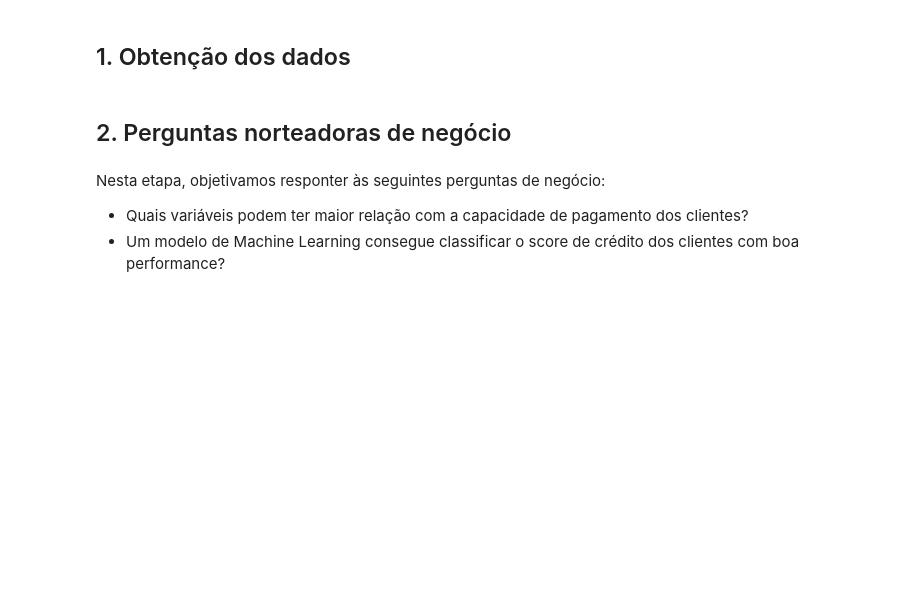
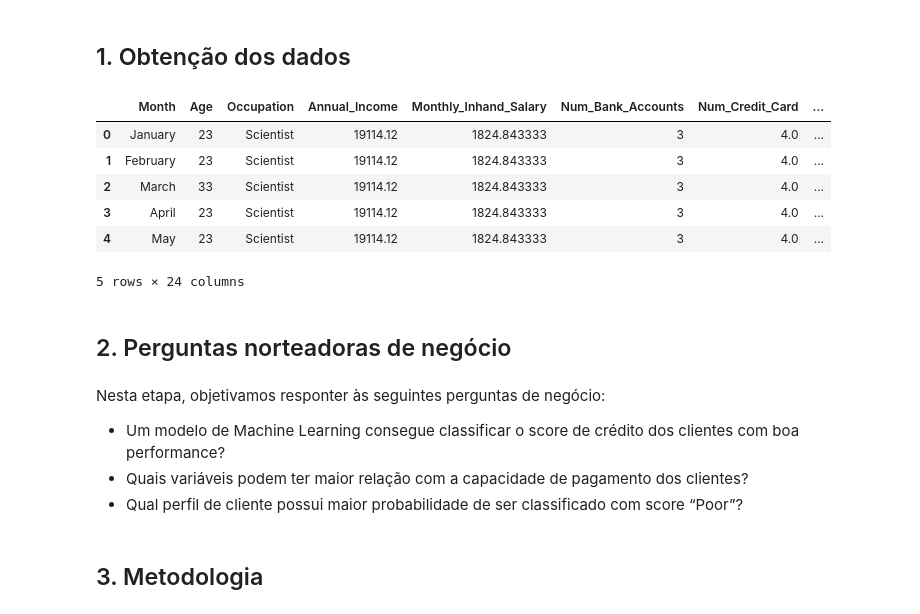
Before and after one commit to simires/Credit-Score-Classification, a Jupyter notebook: notebooks/04-modelagem.ipynb, the cells around one changed output. Saved outputs shown, nothing was run; the diff lists cells and outputs as text; code cells hidden in the pictures; blank space fills up the shorter version.

```diff
--- a/notebooks/04-modelagem.ipynb
+++ b/notebooks/04-modelagem.ipynb
@@ -12,7 +21,20 @@ dicionario = pd.read_csv('../data/external/dictionary.csv')
+# %%
+df_train.head()
+# %% [output]
+|  | Month | Age | Occupation | Annual_Income | Monthly_Inhand_Salary | Num_Bank_Accounts | Num_Credit_Card | ... |
+| 0 | January | 23 | Scientist | 19114.12 | 1824.843333 | 3 | 4.0 | ... |
+| 1 | February | 23 | Scientist | 19114.12 | 1824.843333 | 3 | 4.0 | ... |
+| 2 | March | 33 | Scientist | 19114.12 | 1824.843333 | 3 | 4.0 | ... |
+| 3 | April | 23 | Scientist | 19114.12 | 1824.843333 | 3 | 4.0 | ... |
+| 4 | May | 23 | Scientist | 19114.12 | 1824.843333 | 3 | 4.0 | ... |
+5 rows × 24 columns
 # %% [markdown]
 ## 2. Perguntas norteadoras de negócio
 # %% [markdown]
 Nesta etapa, objetivamos responter às seguintes perguntas de negócio:
 
+- Um modelo de Machine Learning consegue classificar o score de crédito dos clientes com boa performance?
 - Quais variáveis podem ter maior relação com a capacidade de pagamento dos clientes?
-- Um modelo de Machine Learning consegue classificar o score de crédito dos clientes com boa performance?
+- Qual perfil de cliente possui maior probabilidade de ser classificado com score “Poor”?
+# %% [markdown]
+## 3. Metodologia
```
Also changed, not shown: parts of 61 cells of this notebook, 10 other files.
